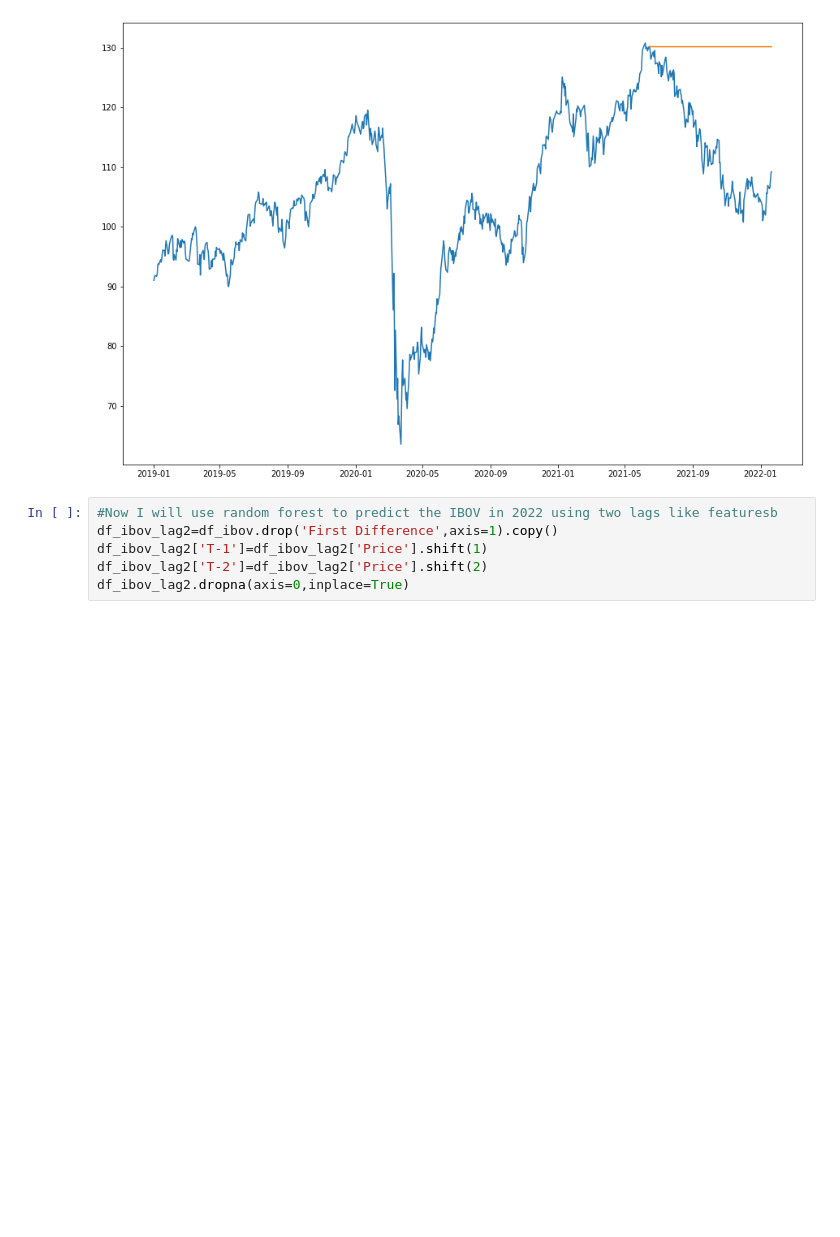
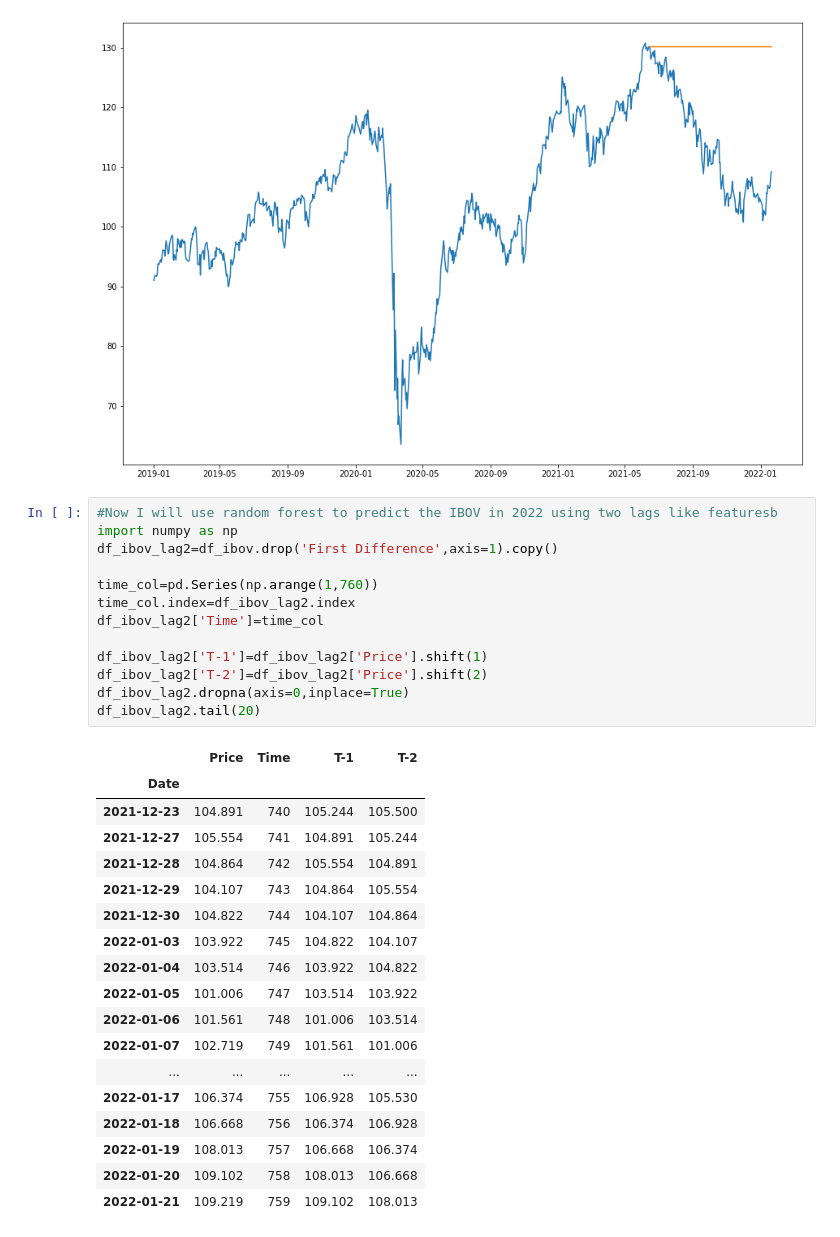
Before and after one commit to GuilhermePiress/Time_series_IBOV-2019-2020-2021-, a Jupyter notebook: TimeSeries(Ibov_2019_2021).ipynb, the cells around one changed output. Drawn from its saved outputs; the diff is of its cells as text; blank space fills up the shorter version.

```diff
--- a/TimeSeries(Ibov_2019_2021).ipynb
+++ b/TimeSeries(Ibov_2019_2021).ipynb
@@ -232,9 +232,35 @@ plt.show()
 [figure]
 # %%
 #Now I will use random forest to predict the IBOV in 2022 using two lags like featuresb
+import numpy as np
 df_ibov_lag2=df_ibov.drop('First Difference',axis=1).copy()
+
+time_col=pd.Series(np.arange(1,760))
+time_col.index=df_ibov_lag2.index
+df_ibov_lag2['Time']=time_col
+
 df_ibov_lag2['T-1']=df_ibov_lag2['Price'].shift(1)
 df_ibov_lag2['T-2']=df_ibov_lag2['Price'].shift(2)
 df_ibov_lag2.dropna(axis=0,inplace=True)
+df_ibov_lag2.tail(20)
+# %% [output]
+|  | Price | Time | T-1 | T-2 |
+| Date |  |  |  |  |
+| 2021-12-23 | 104.891 | 740 | 105.244 | 105.500 |
+| 2021-12-27 | 105.554 | 741 | 104.891 | 105.244 |
+| 2021-12-28 | 104.864 | 742 | 105.554 | 104.891 |
+| 2021-12-29 | 104.107 | 743 | 104.864 | 105.554 |
+| 2021-12-30 | 104.822 | 744 | 104.107 | 104.864 |
+| 2022-01-03 | 103.922 | 745 | 104.822 | 104.107 |
+| 2022-01-04 | 103.514 | 746 | 103.922 | 104.822 |
+| 2022-01-05 | 101.006 | 747 | 103.514 | 103.922 |
+| 2022-01-06 | 101.561 | 748 | 101.006 | 103.514 |
+| 2022-01-07 | 102.719 | 749 | 101.561 | 101.006 |
+| ... | ... | ... | ... | ... |
+| 2022-01-17 | 106.374 | 755 | 106.928 | 105.530 |
+| 2022-01-18 | 106.668 | 756 | 106.374 | 106.928 |
+| 2022-01-19 | 108.013 | 757 | 106.668 | 106.374 |
+| 2022-01-20 | 109.102 | 758 | 108.013 | 106.668 |
+| 2022-01-21 | 109.219 | 759 | 109.102 | 108.013 |
 # %%
 #separate in train test split
```
Also changed, not shown: parts of 6 cells of this notebook.
